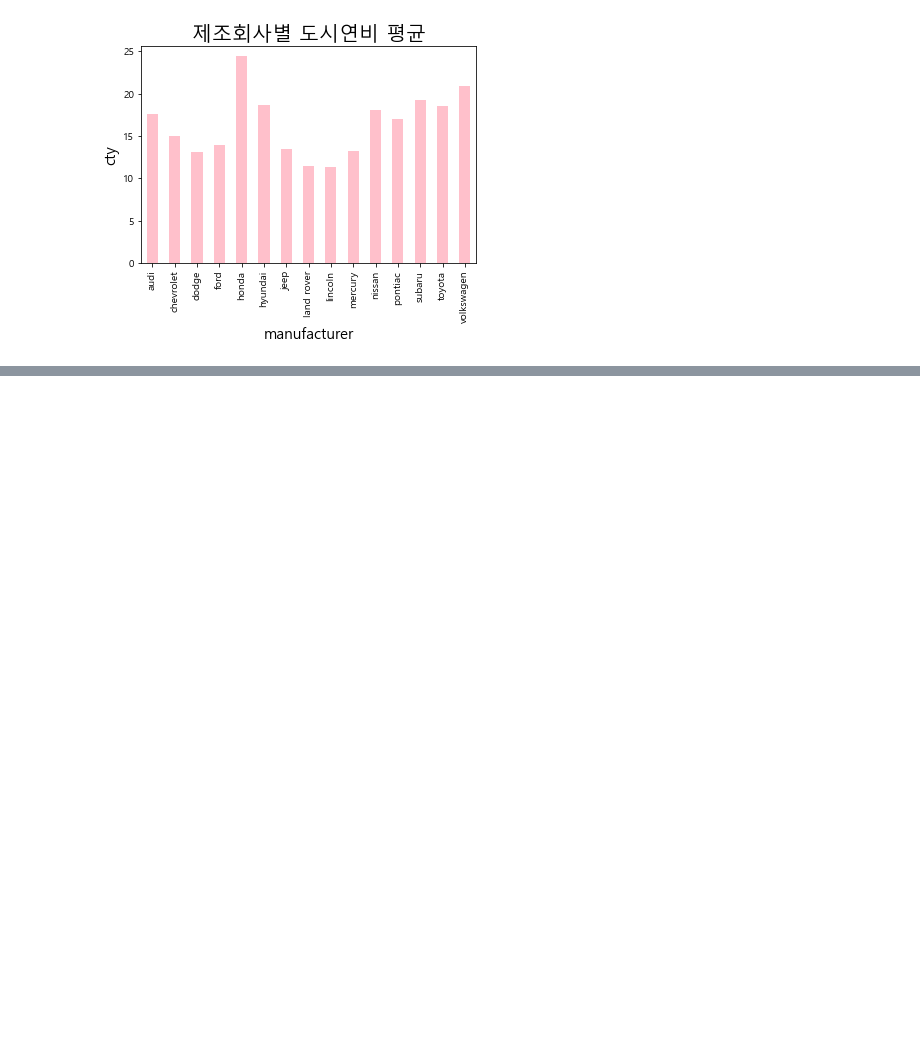
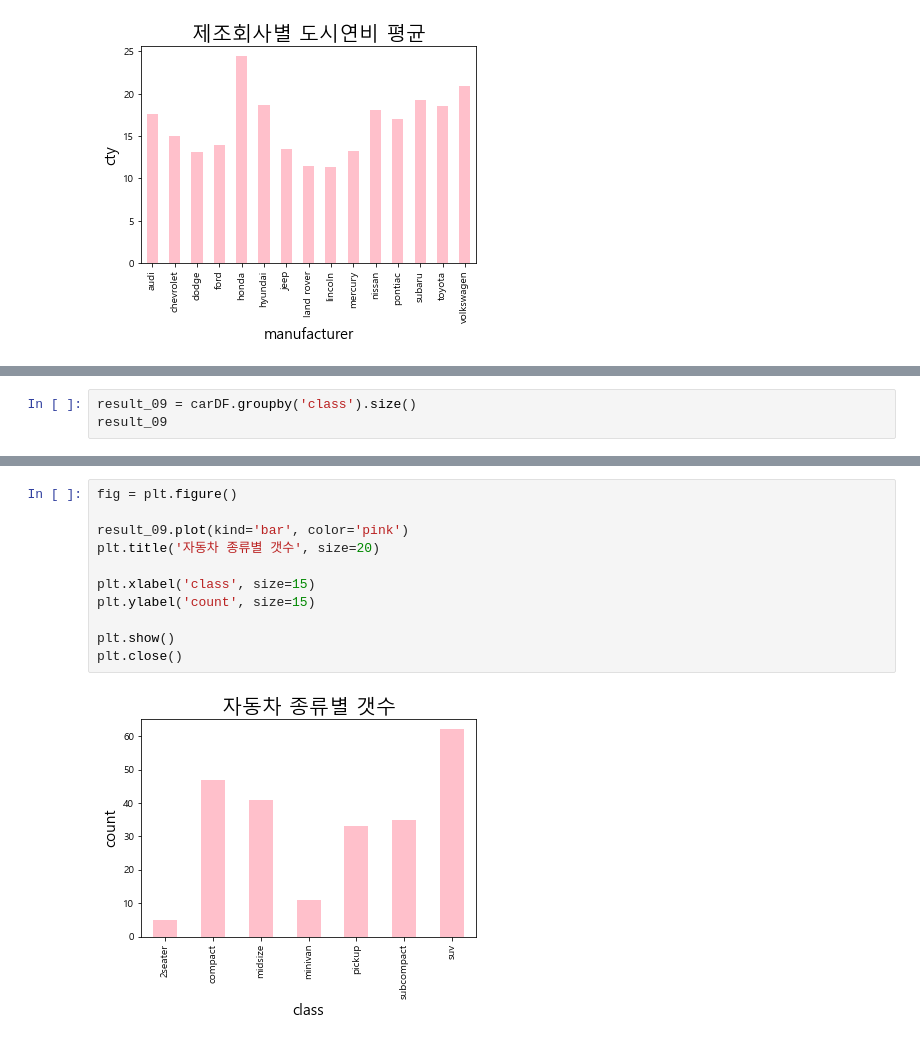
Before and after one commit to dhdmsdud/TIL, a Jupyter notebook: MachinLearning/Visualization[car_mpg].ipynb, the cells around one changed output, grey strips where cells are left out. Drawn from its saved outputs; the diff is of its cells as text; blank space fills up the shorter version.

```diff
--- a/MachinLearning/Visualization[car_mpg].ipynb
+++ b/MachinLearning/Visualization[car_mpg].ipynb
@@ -191,0 +381,3 @@ Name: hwy, dtype: float64
+# %%
+result_09 = carDF.groupby('class').size()
+result_09
@@ -191,0 +394,13 @@ Name: hwy, dtype: float64
+# %%
+fig = plt.figure()
+
+result_09.plot(kind='bar', color='pink')
+plt.title('자동차 종류별 갯수', size=20)
+
+plt.xlabel('class', size=15)
+plt.ylabel('count', size=15)
+
+plt.show()
+plt.close()
+# %% [output]
+[figure, added]
```
Also changed, not shown: parts of 28 cells of this notebook.
